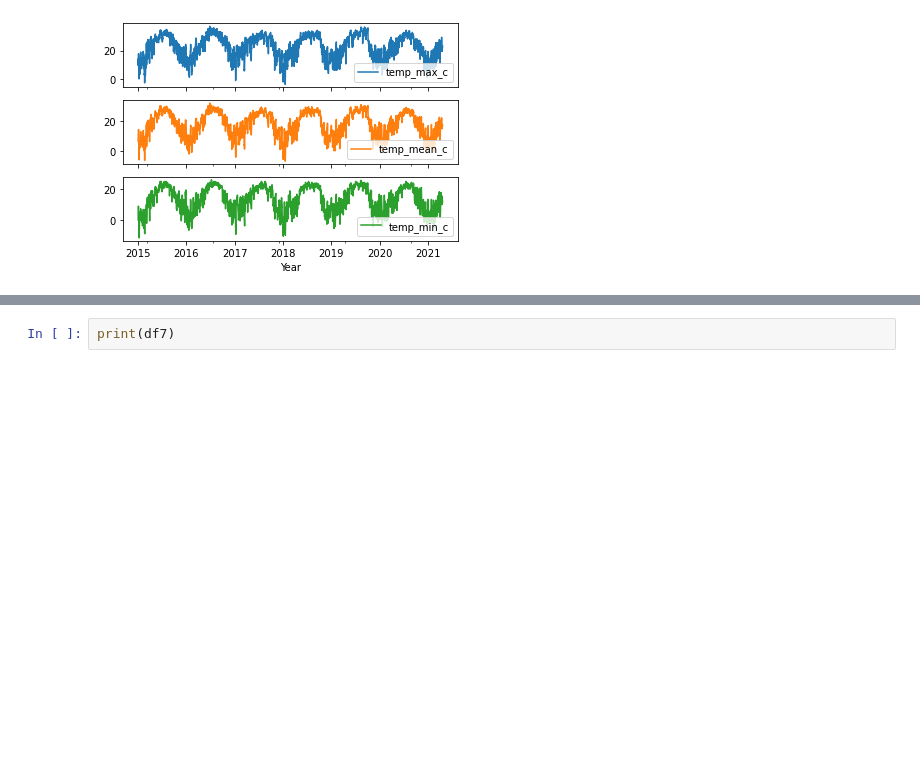
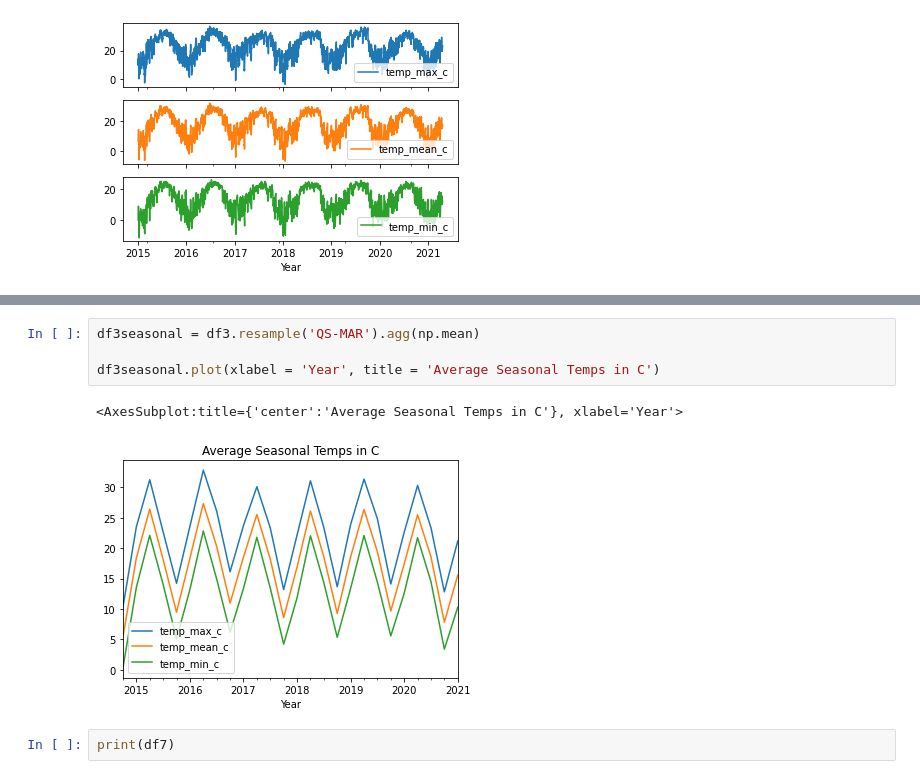
Before and after one commit to KPess/DegreeDays, a Jupyter notebook: DegreeDaysPandas.ipynb, the cells around one changed output, grey strips where cells are left out. Saved outputs shown, nothing was run; the diff lists cells and outputs as text; blank space fills up the shorter version.

```diff
--- a/DegreeDaysPandas.ipynb
+++ b/DegreeDaysPandas.ipynb
@@ -751,3 +758,10 @@ df7 = pd.Series(s)
+# %%
+df3seasonal = df3.resample('QS-MAR').agg(np.mean)
+
+df3seasonal.plot(xlabel = 'Year', title = 'Average Seasonal Temps in C')
+# %% [output]
+<AxesSubplot:title={'center':'Average Seasonal Temps in C'}, xlabel='Year'>
+[figure, added]
 # %%
 print(df7)
 # %%
```
Also changed, not shown: parts of 2 cells of this notebook.
